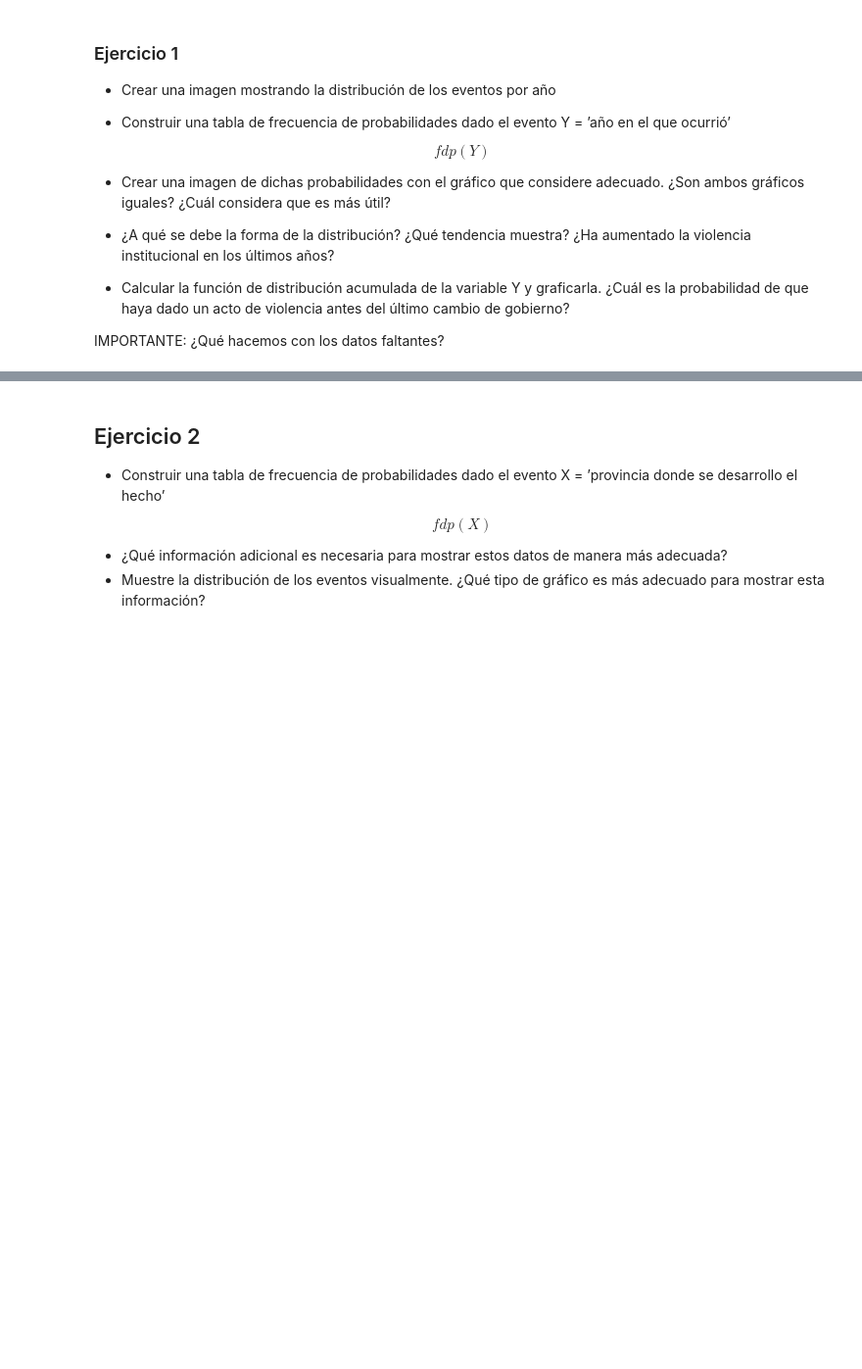
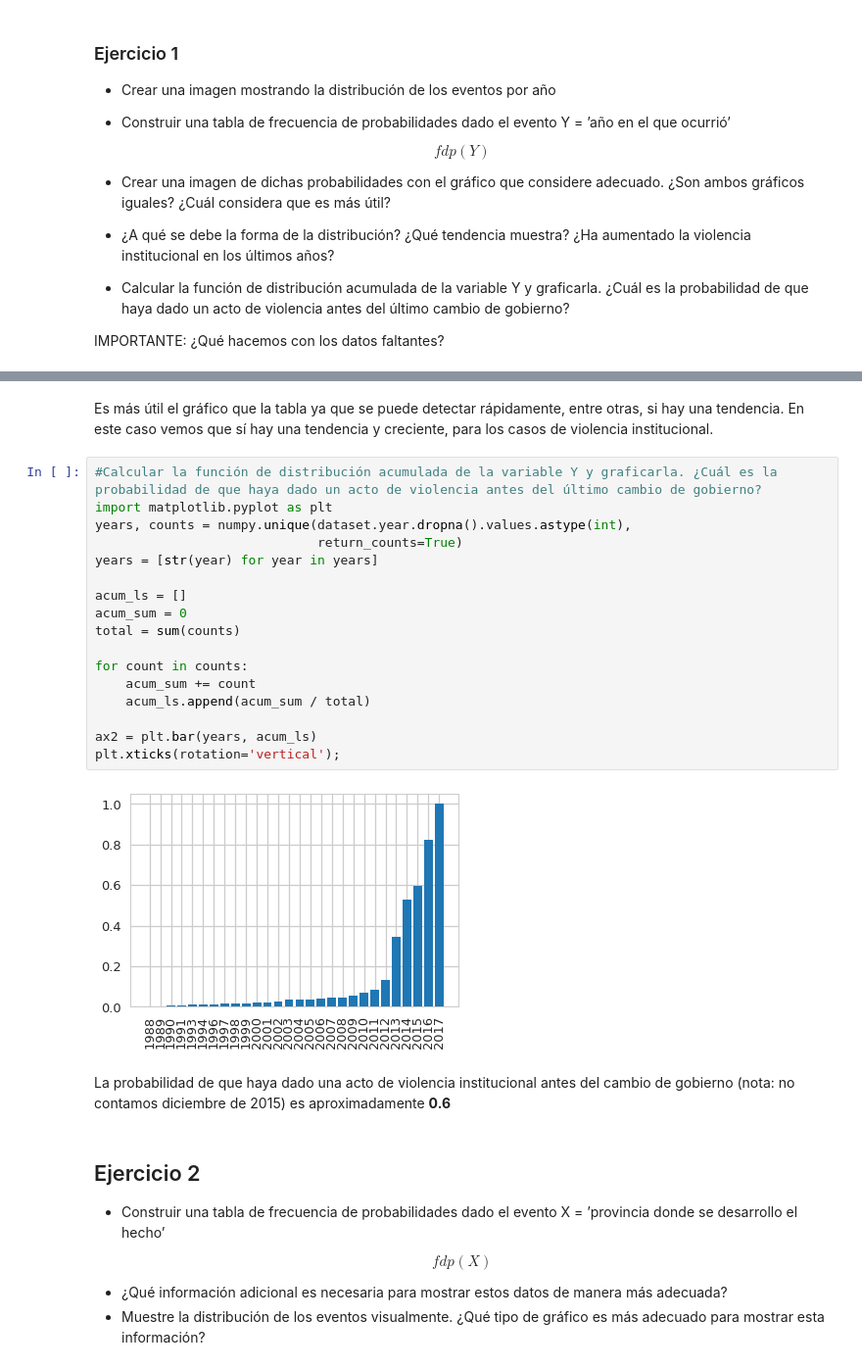
Before and after one commit to andresilm/diplodatos2018, a Jupyter notebook: AnalisisYVisualizacion/ejercicio1/Tarea integradora - parte 1.ipynb, the cells around one changed output, grey strips where cells are left out. Shown at 98% size. Saved outputs shown, nothing was run; the diff lists cells and outputs as text; blank space fills up the shorter version.

Commit message:
Ejercicio 3 (falta tabla)
Signed-off-by: Andres L <aluna@simtlix.com>

```diff
--- a/AnalisisYVisualizacion/ejercicio1/Tarea integradora - parte 1.ipynb
+++ b/AnalisisYVisualizacion/ejercicio1/Tarea integradora - parte 1.ipynb
@@ -107,3 +114,27 @@ seaborn.despine()
+# %% [markdown]
+Es más útil el gráfico que la tabla ya que se puede detectar rápidamente, entre otras, si hay una tendencia.
+En este caso vemos que sí hay una tendencia y creciente, para los casos de violencia institucional.
+# %%
+#Calcular la función de distribución acumulada de la variable Y y graficarla. ¿Cuál es la probabilidad de que haya dado un acto de violencia antes del último cambio de gobierno?
+import matplotlib.pyplot as plt
+years, counts = numpy.unique(dataset.year.dropna().values.astype(int),
+                             return_counts=True)
+years = [str(year) for year in years]
+
+acum_ls = []
+acum_sum = 0
+total = sum(counts)
+
+for count in counts:
+    acum_sum += count
+    acum_ls.append(acum_sum / total)
+
+ax2 = plt.bar(years, acum_ls)
+plt.xticks(rotation='vertical');
+# %% [output]
+[figure, added]
+# %% [markdown]
+La probabilidad de que haya dado una acto de violencia institucional antes del cambio de gobierno (nota: no contamos diciembre de 2015) es aproximadamente **0.6**
 # %% [markdown]
 ## Ejercicio 2
 
```
Also changed, not shown: parts of 12 cells of this notebook.
